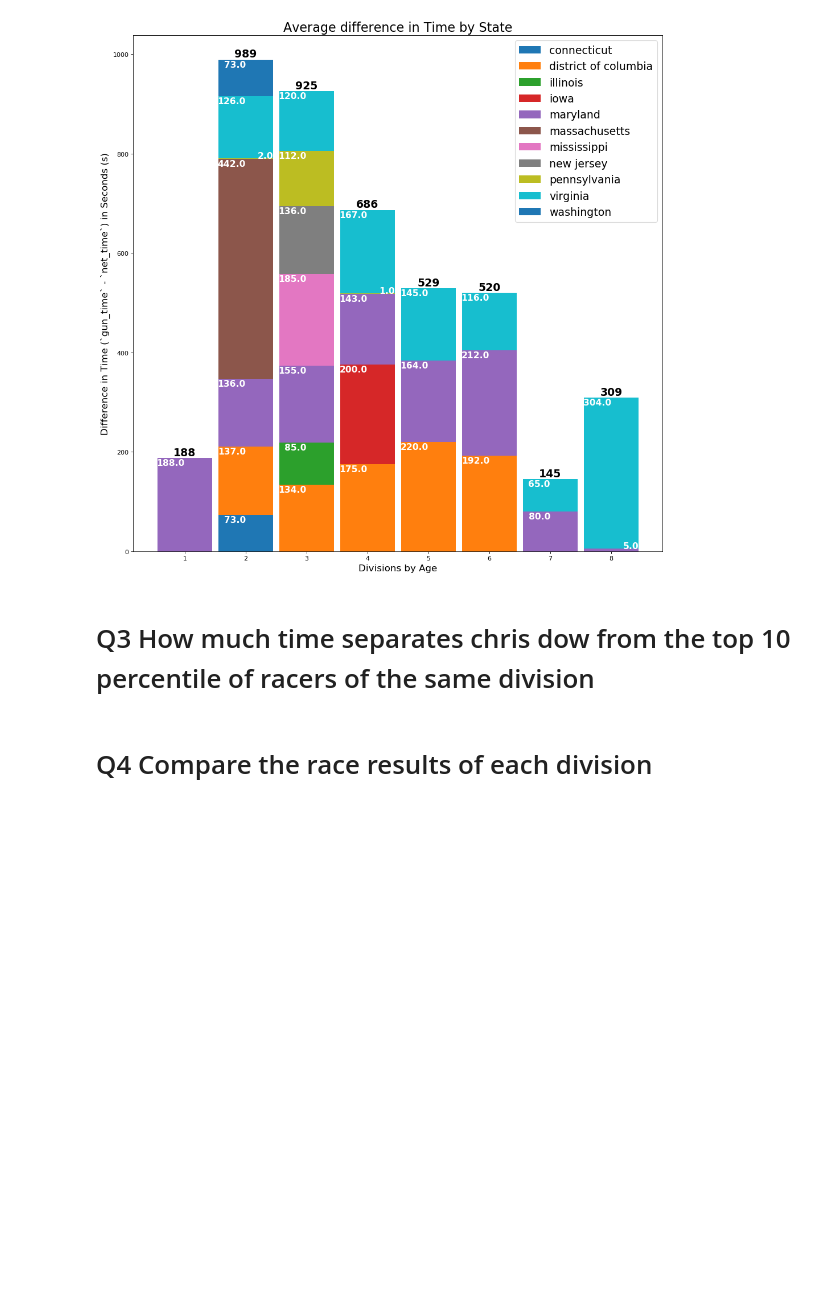
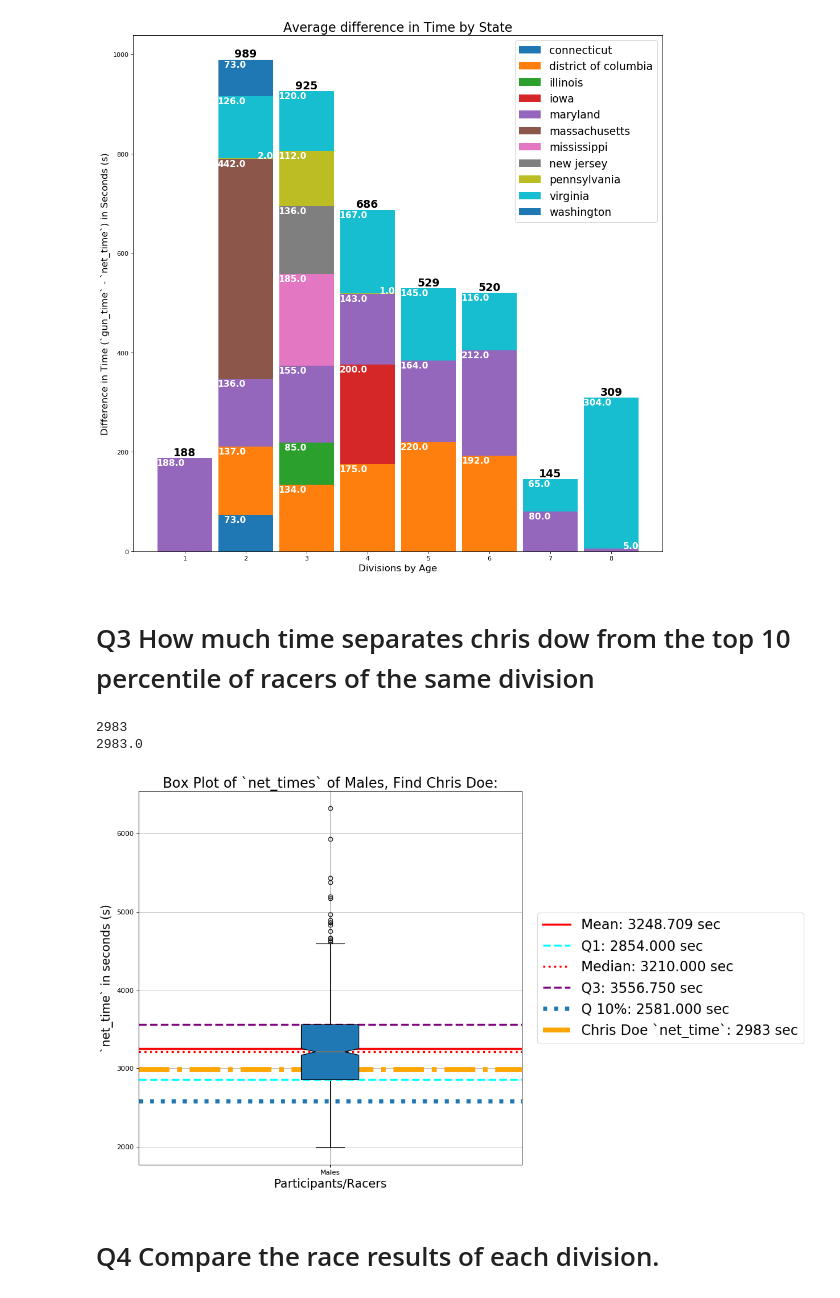
Before and after one commit to fabelperez/DataScienceCapstoneRepo, a Jupyter notebook: deloitte_data_exer.ipynb, the cells around one changed output. Drawn from its saved outputs; the diff is of its cells as text; code cells hidden in the pictures; blank space fills up the shorter version.

```diff
--- a/deloitte_data_exer.ipynb
+++ b/deloitte_data_exer.ipynb
@@ -626,5 +626,62 @@ ax.legend(prop={'size':17})
 [figure]
 # %% [markdown]
 # Q3 How much time separates chris dow from the top 10 percentile of racers of the same division
+# %%
+figure(figsize=(10,10), dpi=80)
+chrisdoe = data.all_df.loc[data.all_df.name=='chris doe',:]
+cd_nt = int(chrisdoe.net_time)
+print(cd_nt)
+net_array =\
+    np.array(data.all_df
+             .loc[data.all_df.division_new==float(chrisdoe.division_new),\
+                  'net_time'\
+                 ]\
+            )
+
+colors = ['blue']
+
+bp = plt.boxplot(net_array,
+              patch_artist=True,
+              notch=True)
+
+q1, q50,q3,q10= np.quantile(net_array, [.25,.50,.75,.1])
+mu = net_array.mean()
+
+
+print(float(chrisdoe.net_time))
+
+meanli = plt.axhline(y=mu,color='red', linewidth=3,
+                    linestyle='-', label='Mean: {0:.3f} sec'.format(mu))
+q1li = plt.axhline(y=q1,color='aqua', linewidth=3,
+                    linestyle='--', label='Q1: {0:.3f} sec'.format(q1))
+#modeli = plt.axhline(y=mod,color='orange', linewidth=4,
+                    #linestyle='--', label='Mode: {0:.3f} Sec'.format(mod))
+medli = plt.axhline(y=q50,color='red', linewidth=3,
+                    linestyle='dotted', label='Median: {0:.3f} sec'.format(q50))
+q3li = plt.axhline(y=q3,color='purple', linewidth=3,
+                    linestyle='--', label='Q3: {0:.3f} sec'.format(q3))
+q10li = plt.axhline(y=q10,linewidth=6,\
+                    linestyle=':',label='Q 10%: {0:.3f} sec'.format(q10))
+
+cdli = plt.axhline(y=cd_nt, color='orange', linewidth=7,linestyle='-.',\
+                  label='Chris Doe `net_time`: {} sec'.format(int(chrisdoe.net_time)))
+
+#first_legend = plt.legend(*scatter.legend_elements(), title='Divisions',\
+                         #loc='upper right')
+#plt.gca().add_artist(first_legend)
+
+plt.legend(handles=[meanli,q1li,medli,q3li, q10li, cdli], bbox_to_anchor=(1.04,0.5),\
+           loc='center left', borderaxespad=0, prop={'size':20})
+
+plt.xticks([1],['Males'])
+plt.title('Box Plot of `net_times` of Males, Find Chris Doe:', size=20)
+plt.ylabel('`net_time` in seconds (s)', size=17)
+plt.xlabel('Participants/Racers', size=17)
+plt.grid()
+plt.show()
+# %% [output]
+2983
+2983.0
+[figure, added]
 # %% [markdown]
-# Q4 Compare the race results of each division
+# Q4 Compare the race results of each division.
```
Also changed, not shown: parts of 1 cell of this notebook.
